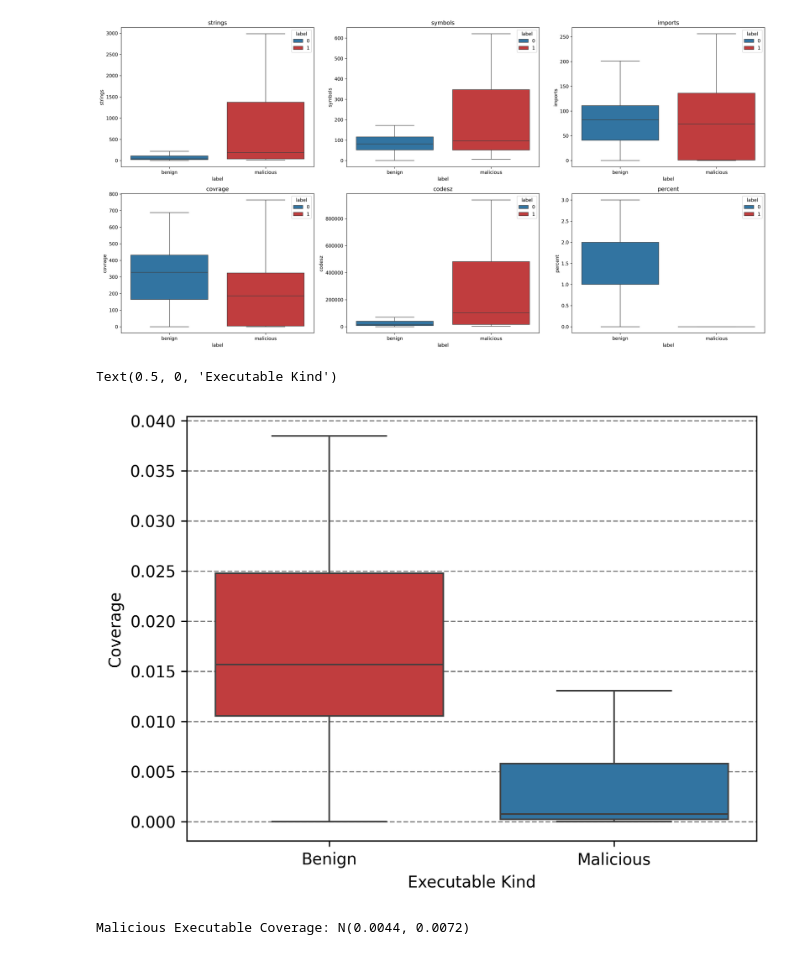
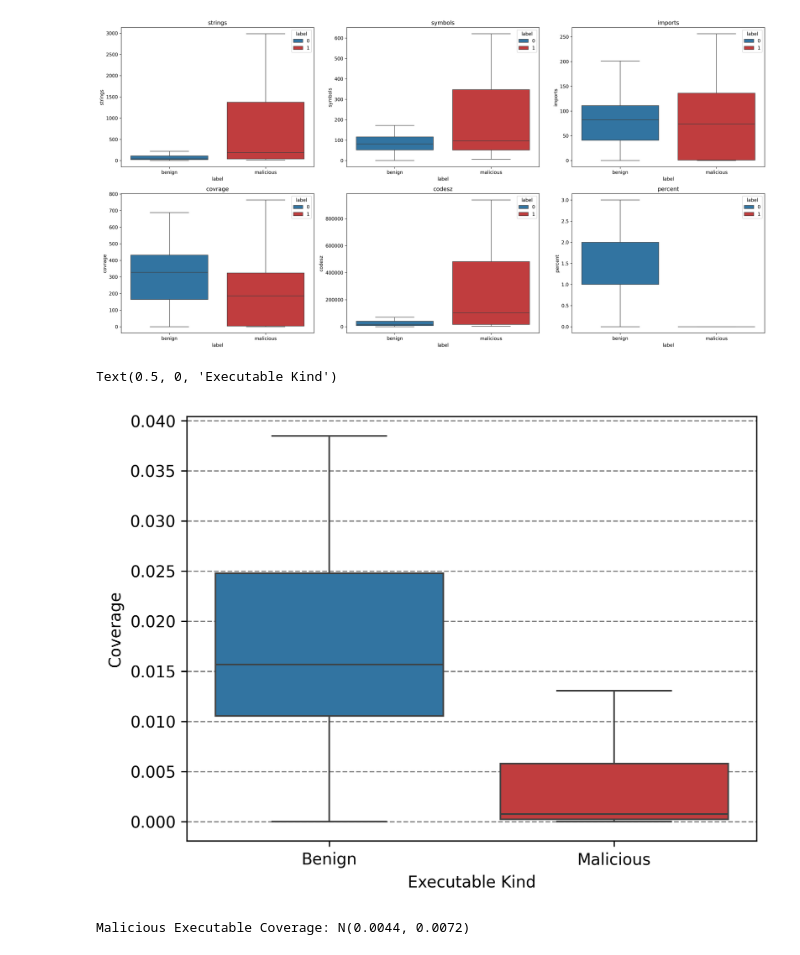
Before and after one commit to Henry-Ash-Williams/masters-thesis, a Jupyter notebook: src/data/obfuscation.ipynb, the cells around one changed output. Saved outputs shown, nothing was run; the diff lists cells and outputs as text; code cells hidden in the pictures.

```diff
--- a/src/data/obfuscation.ipynb
+++ b/src/data/obfuscation.ipynb
@@ -406,27 +406,27 @@ foo = pd.DataFrame(foo)
 # %%
 fig, ax = plt.subplots(dpi=300)
 
 sns.boxplot(
     data=foo,
     x="label",
     hue="label",
     palette={
-        np.int64(0): "tab:red",
-        np.int64(1): "tab:blue",
+        np.int64(1): "tab:red",
+        np.int64(0): "tab:blue",
     },
     y="cov",
     showfliers=False,
     formatter=lambda l: "Benign" if l == 0 else "Malicious",
     # log_scale=True,
     legend=False,
     ax=ax,
 )
 ax.grid(True, axis="y", linestyle="--", c="grey")
 ax.set_ylabel("Coverage")
 ax.set_xlabel("Executable Kind")
 # %% [output]
 Text(0.5, 0, 'Executable Kind')
-[figure, old version]
+[figure, new version]
 # %%
 mean_b, std_b = (
     np.mean(foo[foo["label"] == 0]["cov"]),
```
Also changed, not shown: 11 other files.
